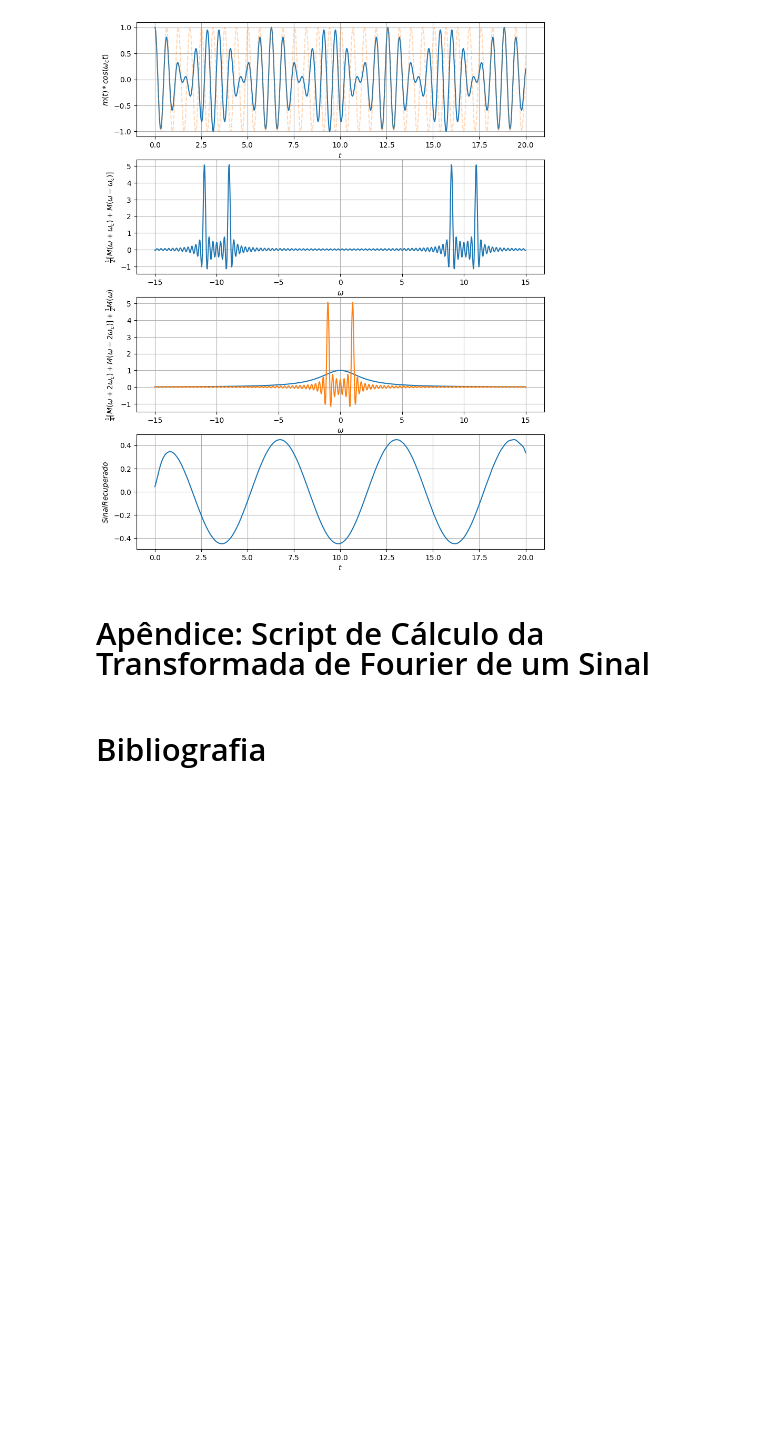
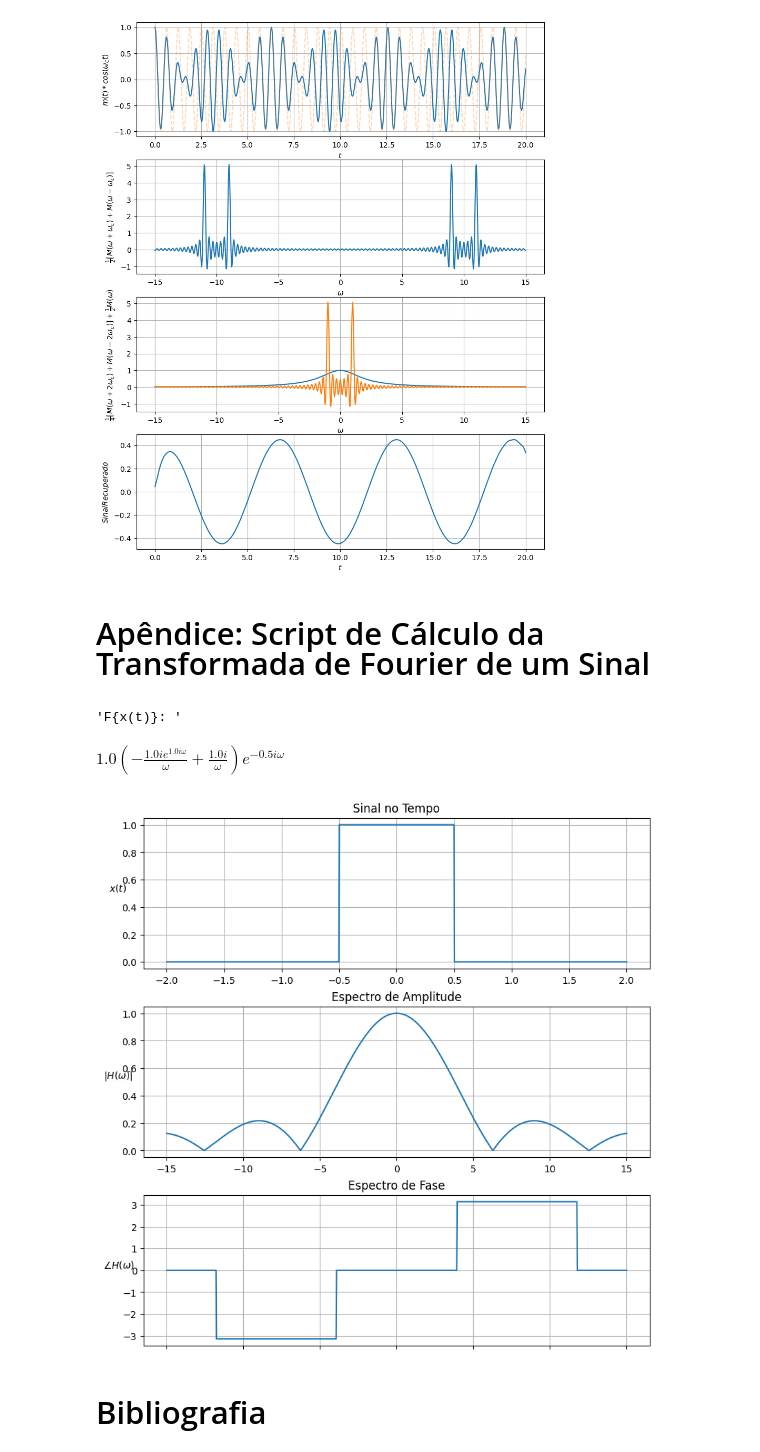
Before and after one commit to BernardoPimentel4214/Sinais-e-Sistemas, a Jupyter notebook: 2 - Análise no Domínio da Frequência.ipynb, the cells around one changed output. Cells and saved outputs as stored; diff of their text form; code cells hidden in the pictures; blank space fills up the shorter version.

```diff
--- a/2 - Análise no Domínio da Frequência.ipynb
+++ b/2 - Análise no Domínio da Frequência.ipynb
@@ -568,6 +613,19 @@ pim.Tx_DSB_SC(m, H, w_c, T, t, w)
         Apêndice: Script de Cálculo da Transformada de Fourier de um Sinal
     </h2>
 </div>
+# %%
+import pimentools as pim
+
+t, w = sp.symbols('t, omega')
+x = sp.Function('x')(t)
+
+x = sp.Heaviside(t+0.5) - sp.Heaviside(t-0.5)
+
+pim.plota_espectros_t(x, 2, 10, t, w)    # sp.exp(-t)*sp.Heaviside(t)
+# %% [output]
+'F{x(t)}: '
+$\displaystyle 1.0 \left(- \frac{1.0 i e^{1.0 i \omega}}{\omega} + \frac{1.0 i}{\omega}\right) e^{- 0.5 i \omega}$
+[figure, added]
 # %% [markdown]
 <div style="text-align: left; font-family: 'Cambria Math', 'STIX Math', 'Latin Modern Math', serif; font-size: 20px;">
     <h2>
```
Also changed, not shown: parts of 3 cells of this notebook, 1 other file.
